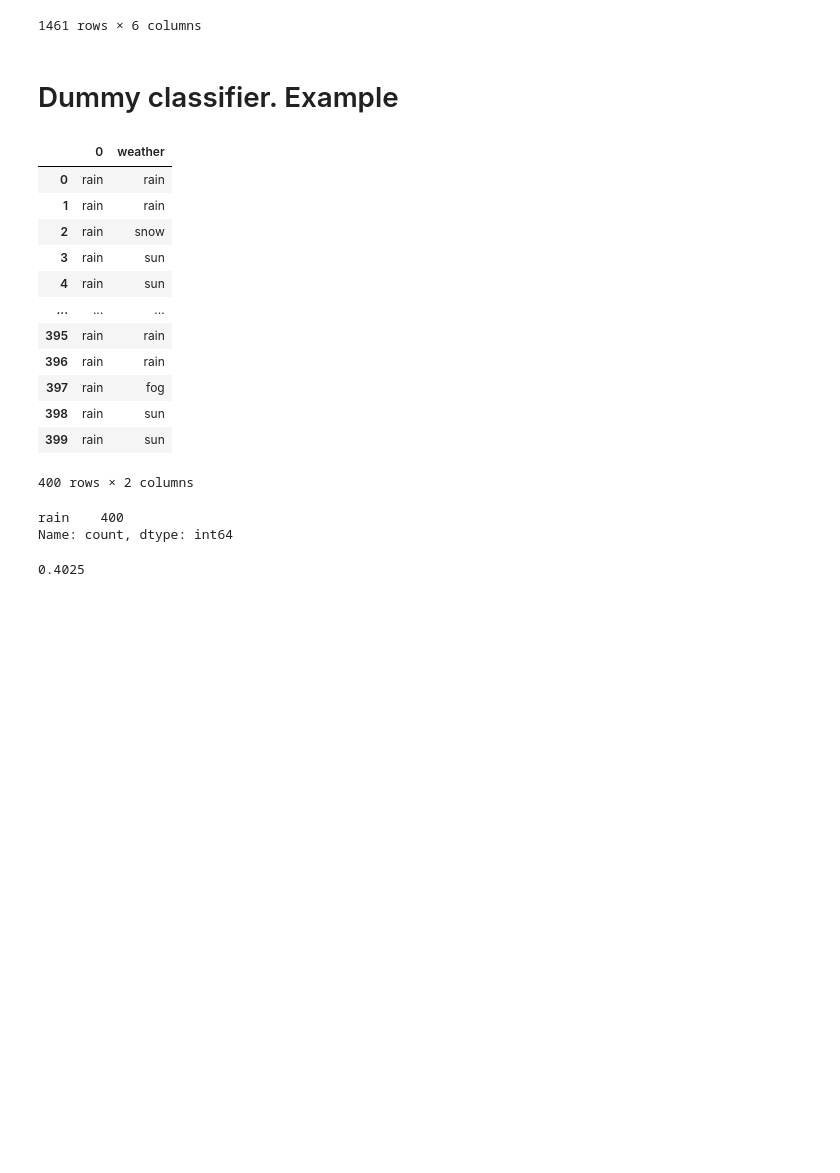
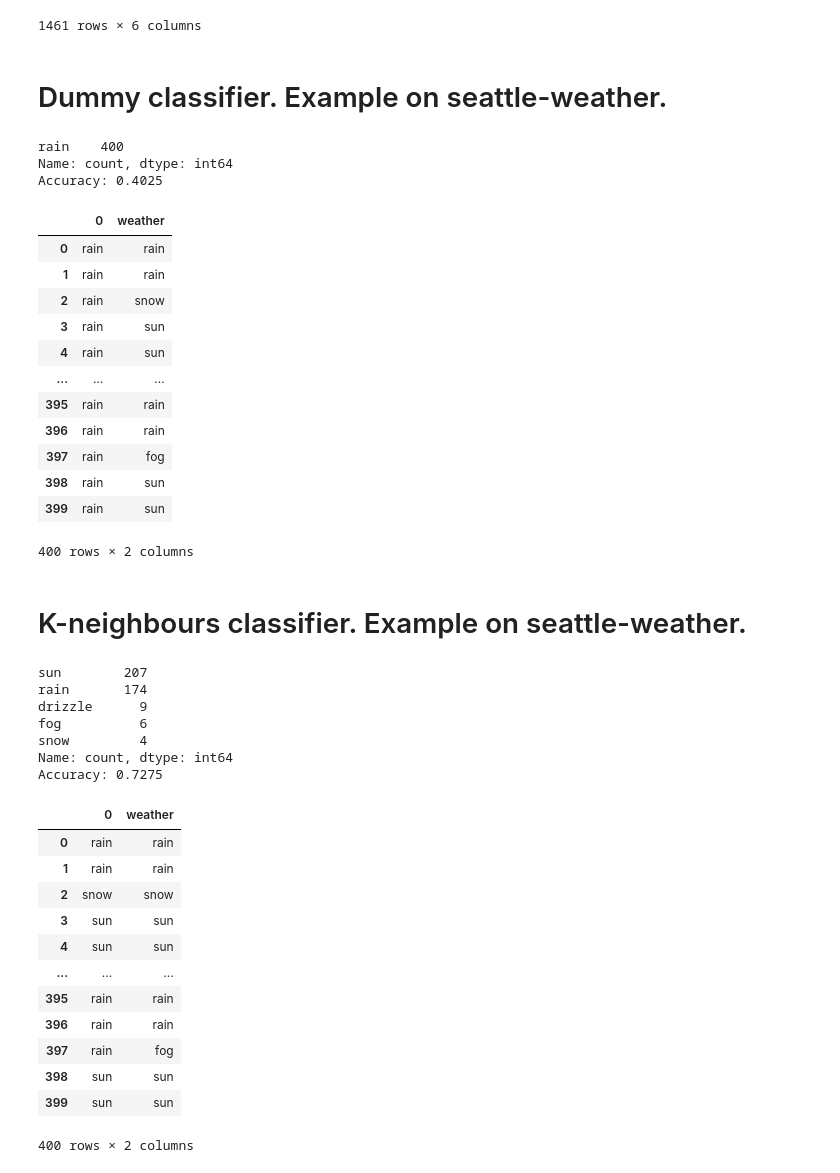
Before and after one commit to ex8ed/ml-seminar-homeworks, a Jupyter notebook: lab-2.ipynb, the cells around one changed output. Saved outputs shown, nothing was run; the diff lists cells and outputs as text; code cells hidden in the pictures; blank space fills up the shorter version.

```diff
--- a/lab-2.ipynb
+++ b/lab-2.ipynb
@@ -27,24 +35,22 @@ data
 | 1460 | 2015-12-31 | 0.0 | 5.6 | -2.1 | 3.5 | sun |
 1461 rows × 6 columns
 # %% [markdown]
-# Dummy classifier. Example
+# Dummy classifier. Example on seattle-weather.
 # %%
-from sklearn.model_selection import train_test_split
-from sklearn.metrics import accuracy_score
 from sklearn.dummy import DummyClassifier
-
-
-y = data['weather']
-X = data.drop(['date', 'weather'], axis=1)
-
-X_train, X_test, y_train, y_test = train_test_split(X, y, test_size=400, shuffle=False)
 
 
 dummy = DummyClassifier()
 dummy.fit(X_train, y_train)
 y_pred = dummy.predict(X_test)
+
+print(pd.Series(y_pred).value_counts())  # mostly common variant
+print(f"Accuracy: {accuracy_score(y_test, y_pred)}")
 pd.concat([pd.Series(y_pred), y_test.reset_index()['weather']], axis=1)
 # %% [output]
+rain    400
+Name: count, dtype: int64
+Accuracy: 0.4025
 |  | 0 | weather |
 | 0 | rain | rain |
 | 1 | rain | rain |
@@ -57,11 +63,37 @@ pd.concat([pd.Series(y_pred), y_test.reset_index()['weather']], axis=1)
 | 397 | rain | fog |
 | 398 | rain | sun |
 | 399 | rain | sun |
-400 rows × 2 columns
+400 rows × 2 columns
-# %%
-print(pd.Series(y_pred).value_counts())
-accuracy_score(y_test, y_pred)
-# %% [output]
-rain    400
-Name: count, dtype: int64
-0.4025
+# %% [markdown]
+# K-neighbours classifier. Example on seattle-weather.
+# %%
+from sklearn.neighbors import KNeighborsClassifier
+
+clf = KNeighborsClassifier(n_neighbors=5)
+clf.fit(X_train, y_train)
+y_pred = clf.predict(X_test)
+
+print(pd.Series(y_pred).value_counts())  # mostly common variant
+print(f"Accuracy: {accuracy_score(y_test, y_pred)}")
+pd.concat([pd.Series(y_pred), y_test.reset_index()['weather']], axis=1)
+# %% [output]
+sun        207
+rain       174
+drizzle      9
+fog          6
+snow         4
+Name: count, dtype: int64
+Accuracy: 0.7275
+|  | 0 | weather |
+| 0 | rain | rain |
+| 1 | rain | rain |
+| 2 | snow | snow |
+| 3 | sun | sun |
+| 4 | sun | sun |
+| ... | ... | ... |
+| 395 | rain | rain |
+| 396 | rain | rain |
+| 397 | rain | fog |
+| 398 | sun | sun |
+| 399 | sun | sun |
+400 rows × 2 columns
```
Also changed, not shown: parts of 6 cells of this notebook.
